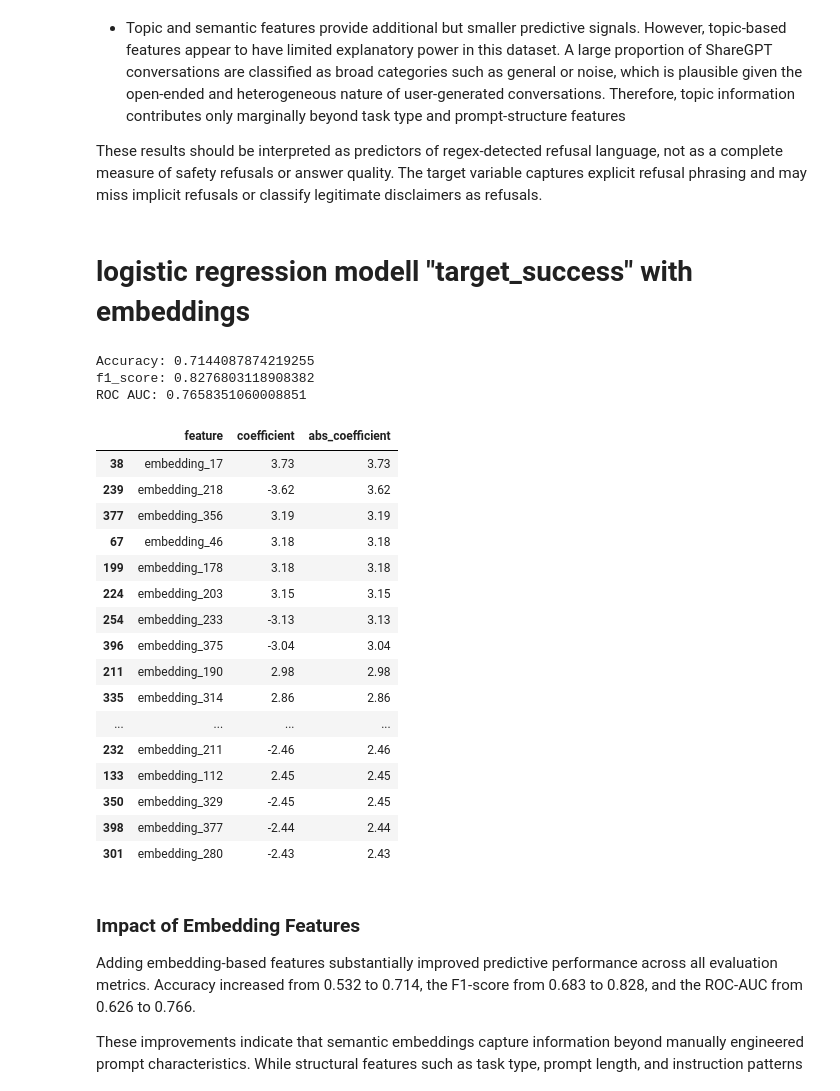
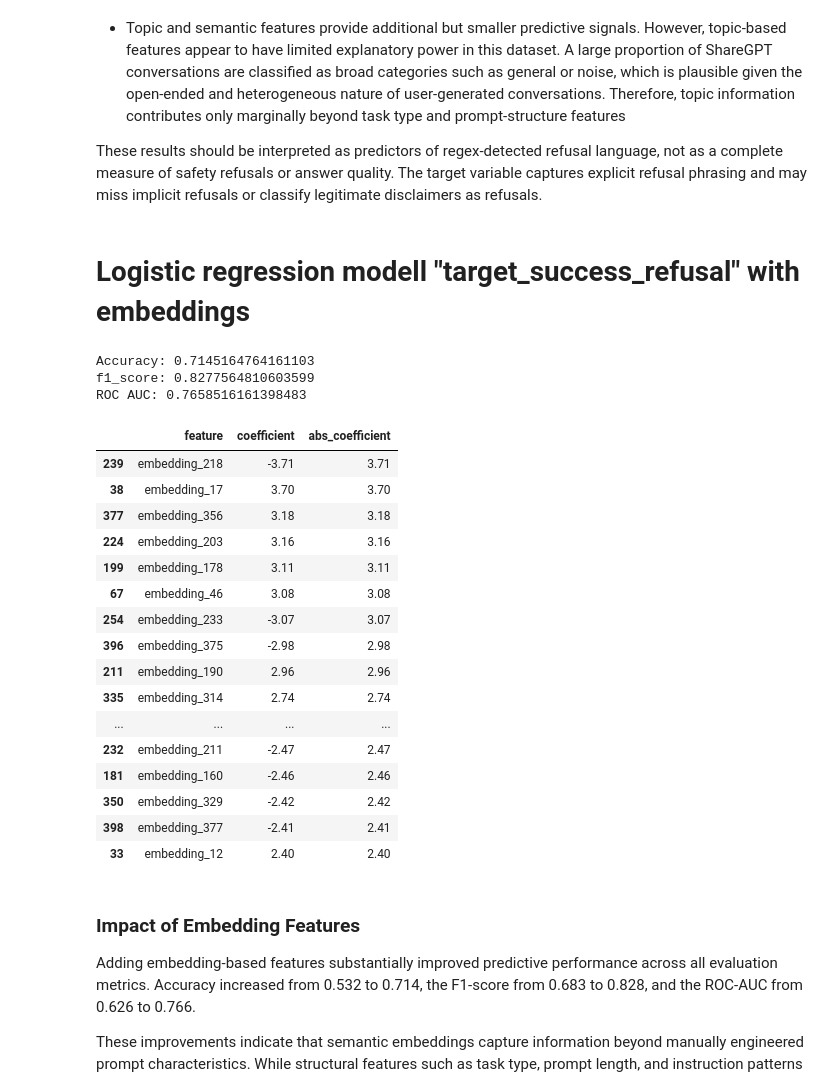
Before and after one commit to Thoericht/llm-sustainability-analysis, a Jupyter notebook: 02_notebooks/04_efficiency_modelling.ipynb, the cells around one changed output. Saved outputs shown, nothing was run; the diff lists cells and outputs as text; code cells hidden in the pictures.

```diff
--- a/02_notebooks/04_efficiency_modelling.ipynb
+++ b/02_notebooks/04_efficiency_modelling.ipynb
@@ -493,11 +668,11 @@ The strongest patterns are:
 
 These results should be interpreted as predictors of regex-detected refusal language, not as a complete measure of safety refusals or answer quality. The target variable captures explicit refusal phrasing and may miss implicit refusals or classify legitimate disclaimers as refusals.
 # %% [markdown]
-# logistic regression modell "target_success" with embeddings
+# Logistic regression modell "target_success_refusal" with embeddings
 # %%
 # tabular pipeline
 tabular_pipeline = ColumnTransformer(
-    transformers=[ ("num", "passthrough", FEATURES_SELECTED_v01['num']),
+    transformers=[ ("num", StandardScaler(), FEATURES_SELECTED_v01['num']),
                   ("bin", "passthrough", FEATURES_SELECTED_v01['bin']),
                   ("cat", OneHotEncoder(handle_unknown="ignore"),
                    FEATURES_SELECTED_v01['cat']), ], remainder="drop" )
@@ -511,15 +686,15 @@ features_train = np.hstack([df_train_tab, x_train_emb])
 features_test = np.hstack([df_test_tab, x_test_emb])
 
 # initiate model
-model_reg_03 = LogisticRegression(max_iter=2000, class_weight="balanced", solver="saga")
+model_reg_02 = LogisticRegression(max_iter=2000, class_weight="balanced", solver="saga")
 
 # fit modell
-model_reg_03.fit(features_train, x_train_df["target_success_refusal"])
+model_reg_02.fit(features_train, x_train_df["target_success_refusal"])
 
 
 # predict
-target_test_success_pred = model_reg_03.predict(features_test)
-target_test_success_proba = model_reg_03.predict_proba(features_test)[:, 1]
+target_test_success_pred = model_reg_02.predict(features_test)
+target_test_success_proba = model_reg_02.predict_proba(features_test)[:, 1]
 
 
 # metrics
@@ -527,50 +702,50 @@ print("Accuracy:", accuracy_score(x_test_df["target_success_refusal"], target_te
 print("f1_score:", f1_score(x_test_df["target_success_refusal"], target_test_success_pred))
 print("ROC AUC:", roc_auc_score(x_test_df["target_success_refusal"], target_test_success_proba))
 # %% [output]
-Accuracy: 0.7144087874219255
-f1_score: 0.8276803118908382
-ROC AUC: 0.7658351060008851
+Accuracy: 0.7145164764161103
+f1_score: 0.8277564810603599
+ROC AUC: 0.7658516161398483
 # %%
 # names of features
 
 tabular_feature_names = tabular_pipeline.get_feature_names_out()
 
 embedding_feature_names = [
     f"embedding_{i}"
     for i in range(x_train_emb.shape[1])
 ]
 
 all_feature_names = np.concatenate([
     tabular_feature_names,
     embedding_feature_names
 ])
 
 coef_df = pd.DataFrame({
     "feature": all_feature_names,
-    "coefficient": model_reg_03.coef_[0]
+    "coefficient": model_reg_02.coef_[0]
 })
 
 coef_df["abs_coefficient"] = coef_df["coefficient"].abs()
 
 coef_df.sort_values("abs_coefficient", ascending=False).head(20)
 # %% [output]
 |  | feature | coefficient | abs_coefficient |
-| 38 | embedding_17 | 3.73 | 3.73 |
-| 239 | embedding_218 | -3.62 | 3.62 |
-| 377 | embedding_356 | 3.19 | 3.19 |
-| 67 | embedding_46 | 3.18 | 3.18 |
-| 199 | embedding_178 | 3.18 | 3.18 |
-| 224 | embedding_203 | 3.15 | 3.15 |
-| 254 | embedding_233 | -3.13 | 3.13 |
-| 396 | embedding_375 | -3.04 | 3.04 |
-| 211 | embedding_190 | 2.98 | 2.98 |
-| 335 | embedding_314 | 2.86 | 2.86 |
+| 239 | embedding_218 | -3.71 | 3.71 |
+| 38 | embedding_17 | 3.70 | 3.70 |
+| 377 | embedding_356 | 3.18 | 3.18 |
+| 224 | embedding_203 | 3.16 | 3.16 |
+| 199 | embedding_178 | 3.11 | 3.11 |
+| 67 | embedding_46 | 3.08 | 3.08 |
+| 254 | embedding_233 | -3.07 | 3.07 |
+| 396 | embedding_375 | -2.98 | 2.98 |
+| 211 | embedding_190 | 2.96 | 2.96 |
+| 335 | embedding_314 | 2.74 | 2.74 |
 | ... | ... | ... | ... |
-| 232 | embedding_211 | -2.46 | 2.46 |
-| 133 | embedding_112 | 2.45 | 2.45 |
-| 350 | embedding_329 | -2.45 | 2.45 |
-| 398 | embedding_377 | -2.44 | 2.44 |
-| 301 | embedding_280 | -2.43 | 2.43 |
+| 232 | embedding_211 | -2.47 | 2.47 |
+| 181 | embedding_160 | -2.46 | 2.46 |
+| 350 | embedding_329 | -2.42 | 2.42 |
+| 398 | embedding_377 | -2.41 | 2.41 |
+| 33 | embedding_12 | 2.40 | 2.40 |
 # %% [markdown]
 ### Impact of Embedding Features
 
```
Also changed, not shown: parts of 22 cells of this notebook, 1 other file.
